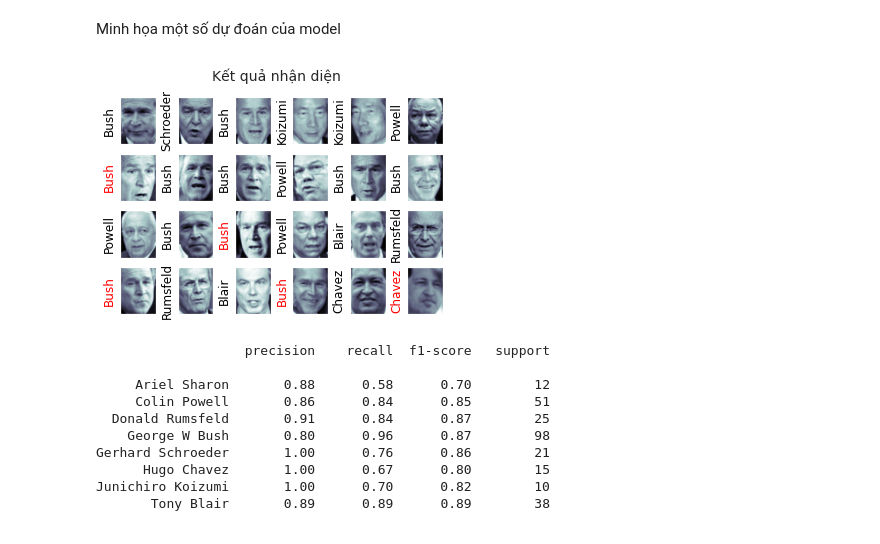
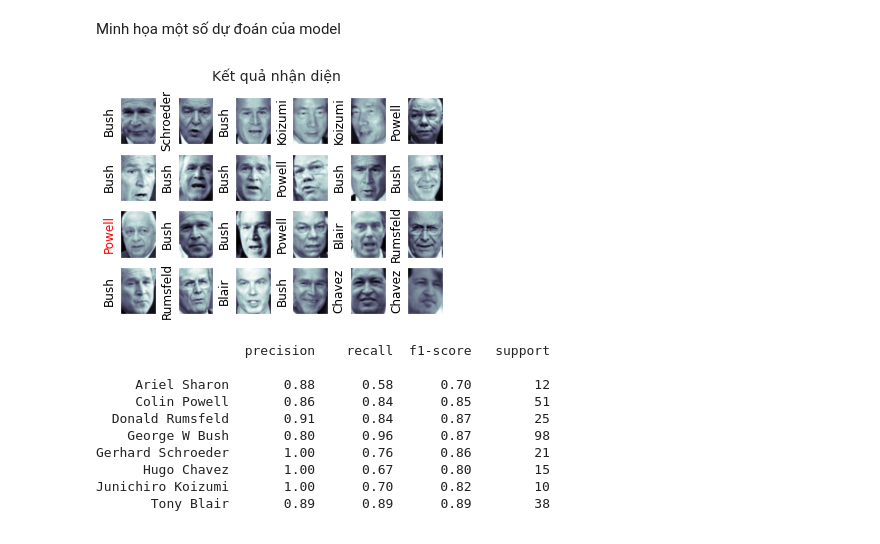
Before and after one commit to Banhkun/CS115, a Jupyter notebook: SVM.ipynb, the cells around one changed output. Saved outputs shown, nothing was run; the diff lists cells and outputs as text; code cells hidden in the pictures.

```diff
--- a/SVM.ipynb
+++ b/SVM.ipynb
@@ -51,25 +51,24 @@ model.fit(X, y)
 SVC(C=10000000000.0, kernel='linear')
 # %%
 def plot_svc_decision_function(model, ax=None, plot_support=True):
-    """Plot the decision function for a 2D SVC"""
     if ax is None:
         ax = plt.gca()
     xlim = ax.get_xlim()
     ylim = ax.get_ylim()
 
-    # create grid to evaluate model
+    # Tạo grid để đánh giá model
     x = np.linspace(xlim[0], xlim[1], 30)
     y = np.linspace(ylim[0], ylim[1], 30)
     Y, X = np.meshgrid(y, x)
     xy = np.vstack([X.ravel(), Y.ravel()]).T
     P = model.decision_function(xy).reshape(X.shape)
 
-    # plot decision boundary and margins
+    # Visualize decision boundary và margins
     ax.contour(X, Y, P, colors='k',
                levels=[-1, 0, 1], alpha=0.5,
                linestyles=['--', '-', '--'])
 
-    # plot support vectors
+    # Visualize support vectors
     if plot_support:
         ax.scatter(model.support_vectors_[:, 0],
                    model.support_vectors_[:, 1],
@@ -440,7 +443,7 @@ print(faces.images.shape)
 Tổng cộng 1348 ảnh (62x47)
 # %%
 #Minh họa một vài khuôn mặt
-fig, ax = plt.subplots(3, 5)
+fig, ax = plt.subplots(4, 6)
 for i, axi in enumerate(ax.flat):
     axi.imshow(faces.images[i], cmap='bone')
     axi.set(xticks=[], yticks=[],
@@ -467,7 +470,7 @@ Cuối cùng, 1 lần nữa sử dụng grid search cross-validation để tune
 # %%
 param_grid = {'svc__C': [1, 5, 10, 50, 100],
               'svc__gamma': [1e-3, 5e-3, 1e-4, 5e-4, 1e-5]}
-grid = GridSearchCV(model, param_grid)
+grid = GridSearchCV(model, param_grid,cv=10,scoring='accuracy')
 
 %time grid.fit(X_train, y_train)
 print(grid.best_params_)
@@ -497,13 +487,13 @@ Minh họa một số dự đoán của model
 # %%
 fig, ax = plt.subplots(4, 6)
 for i, axi in enumerate(ax.flat):
     axi.imshow(X_test[i].reshape(62, 47), cmap='bone')
     axi.set(xticks=[], yticks=[])
     axi.set_ylabel(faces.target_names[y_pred[i]].split()[-1],
-                   color='black' if yfit[i] == y_test[i] else 'red') # Các dự đoán lỗi đc tô màu đỏ
+                   color='black' if y_pred[i] == y_test[i] else 'red') # Các dự đoán lỗi đc tô màu đỏ
 fig.suptitle('Kết quả nhận diện', size=14);
 # %% [output]
-[figure, old version]
+[figure, new version]
 # %%
 # Đánh giá = f1-score
 print(classification_report(y_test, y_pred,
```
Also changed, not shown: parts of 15 cells of this notebook.
